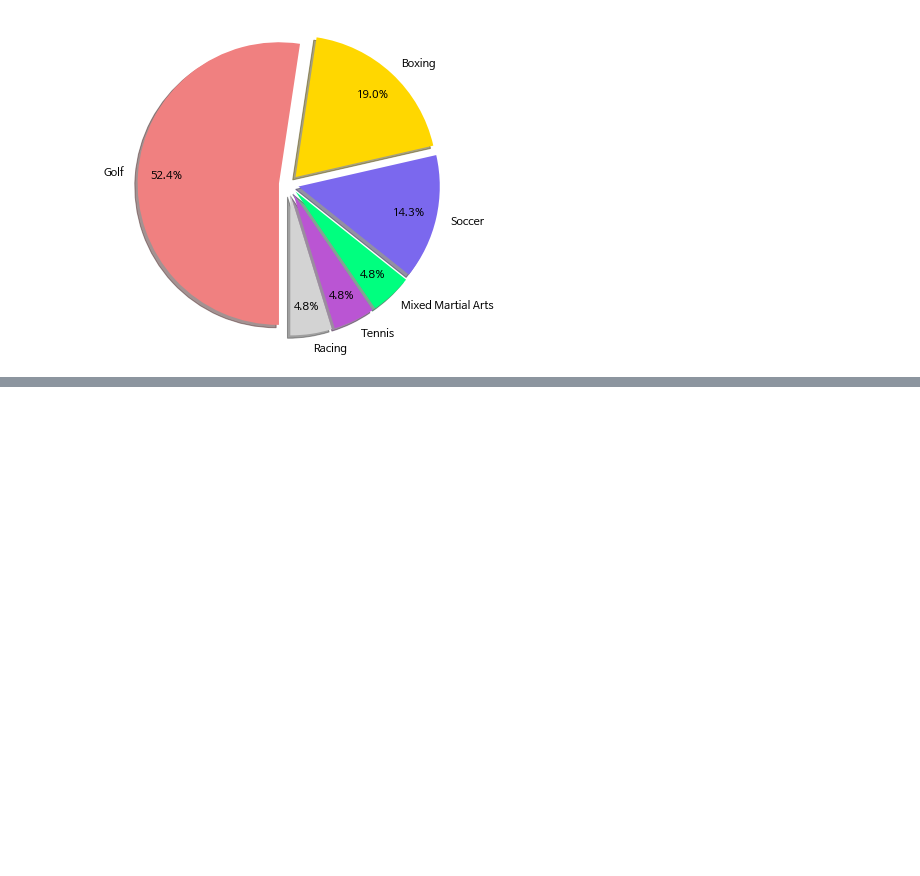
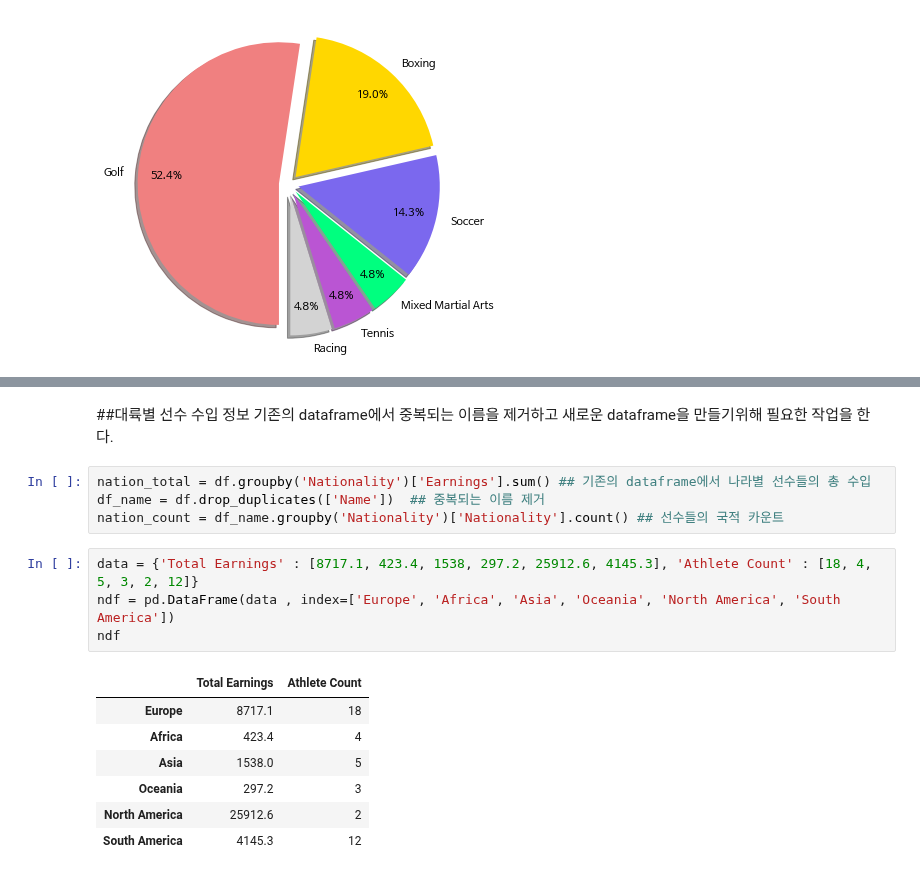
Before and after one commit to gjsin1105/DAP__, a Jupyter notebook: FinalProject(201811895).ipynb, the cells around one changed output, grey strips where cells are left out. Saved outputs shown, nothing was run; the diff lists cells and outputs as text; blank space fills up the shorter version.

```diff
--- a/FinalProject(201811895).ipynb
+++ b/FinalProject(201811895).ipynb
@@ -296,0 +275,19 @@ plt.show()
+# %% [markdown]
+##대륙별 선수 수입 정보
+기존의 dataframe에서 중복되는 이름을 제거하고 새로운 dataframe을 만들기위해 필요한 작업을 한다.
+# %%
+nation_total = df.groupby('Nationality')['Earnings'].sum() ## 기존의 dataframe에서 나라별 선수들의 총 수입
+df_name = df.drop_duplicates(['Name'])  ## 중복되는 이름 제거
+nation_count = df_name.groupby('Nationality')['Nationality'].count() ## 선수들의 국적 카운트
+# %%
+data = {'Total Earnings' : [8717.1, 423.4, 1538, 297.2, 25912.6, 4145.3], 'Athlete Count' : [18, 4, 5, 3, 2, 12]}
+ndf = pd.DataFrame(data , index=['Europe', 'Africa', 'Asia', 'Oceania', 'North America', 'South America'])
+ndf
+# %% [output]
+|  | Total Earnings | Athlete Count |
+| Europe | 8717.1 | 18 |
+| Africa | 423.4 | 4 |
+| Asia | 1538.0 | 5 |
+| Oceania | 297.2 | 3 |
+| North America | 25912.6 | 2 |
+| South America | 4145.3 | 12 |
```
Also changed, not shown: parts of 6 cells of this notebook.
